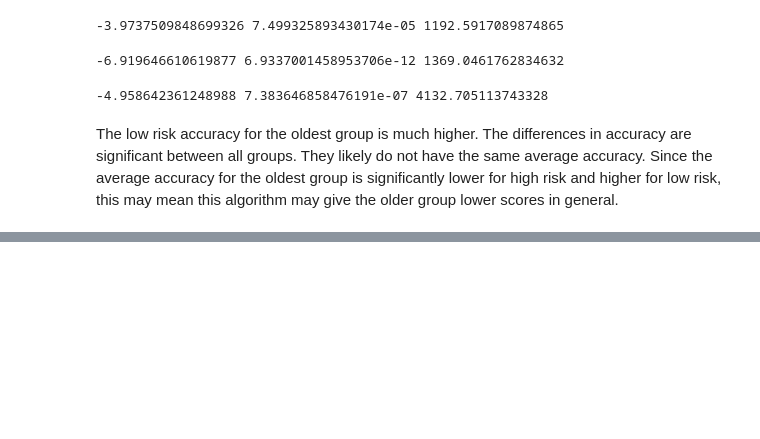
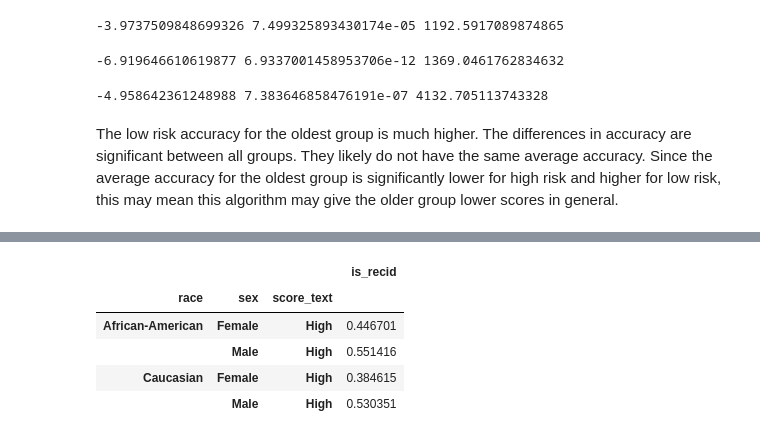
Before and after one commit to CyrusRR/iXDSCourseProject1, a Jupyter notebook: compas-analysis-master/COMPAS Hypothesis.ipynb, the cells around one changed output, grey strips where cells are left out. Cells and saved outputs as stored; diff of their text form; code cells hidden in the pictures; blank space fills up the shorter version.

```diff
--- a/compas-analysis-master/COMPAS Hypothesis.ipynb
+++ b/compas-analysis-master/COMPAS Hypothesis.ipynb
@@ -206,3 +186,7 @@ print(tstat, pvalue, ddof)
 The low risk accuracy for the oldest group is much higher.
 The differences in accuracy are significant between all groups. They likely do not have the same average accuracy.
 Since the average accuracy for the oldest group is significantly lower for high risk and higher for low risk, this may mean this algorithm may give the older group lower scores in general.
+# %%
+highriskrace = compas[compas.score_text == "High"]
+highriskrace = highriskrace[(highriskrace.is_recid != -1) & (highriskrace.decile_score != -1)]
+highriskrace["accuracyhigh"] = (highriskrace.is_recid == 1)
@@ -208,0 +197,3 @@ Since the average accuracy for the oldest group is significantly lower for high
+# %%
+hrr = highriskrace[(highriskrace.race == "African-American") |(highriskrace.race == "Caucasian") ]
+hrr = hrr[(hrr.is_recid != -1) & (hrr.decile_score != -1)]
@@ -208,0 +267,11 @@ Since the average accuracy for the oldest group is significantly lower for high
+# %%
+highvisual = hrr.groupby(["race", "sex", "score_text"])[["is_recid"]].mean()
+lowvisual = hrr.groupby(["race", "sex", "score_text"])[["is_recid"]].mean()
+highvisual
+# %% [output]
+|  |  |  | is_recid |
+| race | sex | score_text |  |
+| African-American | Female | High | 0.446701 |
+|  | Male | High | 0.551416 |
+| Caucasian | Female | High | 0.384615 |
+|  | Male | High | 0.530351 |
```
Also changed, not shown: parts of 9 cells of this notebook.
